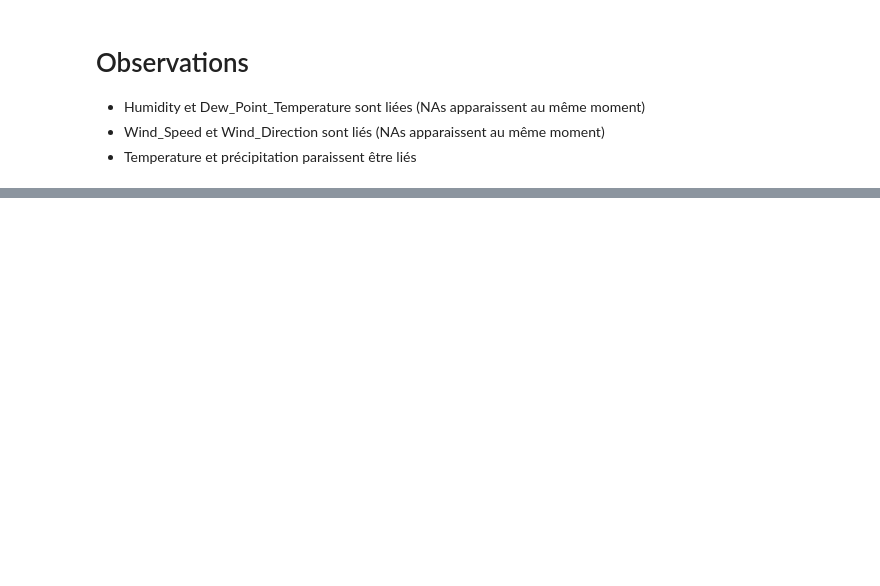
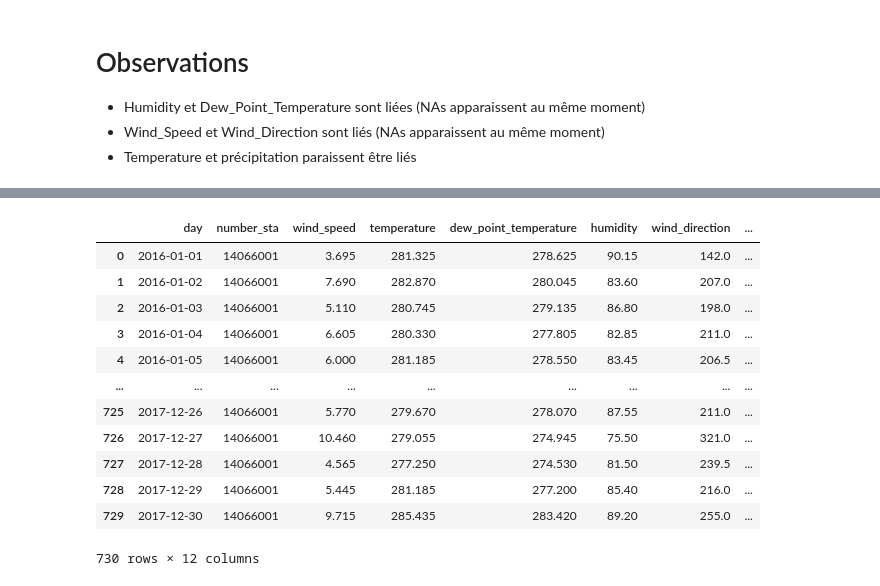
Before and after one commit to bgtyuh/defi-ia-2022, a Jupyter notebook: Défi IA.ipynb, the cells around one changed output, grey strips where cells are left out. Drawn from its saved outputs; the diff is of its cells as text; code cells hidden in the pictures; blank space fills up the shorter version.

```diff
--- a/Défi IA.ipynb
+++ b/Défi IA.ipynb
@@ -97,0 +100,17 @@ print(f"Il y a {Y_train['Ground_truth'].isna().sum()/len(Y_train)*100:3.1f}% de
+# %%
+stationID = 14066001
+X_train_agg.loc[X_train_agg['number_sta'] == stationID]
+# %% [output]
+|  | day | number_sta | wind_speed | temperature | dew_point_temperature | humidity | wind_direction | ... |
+| 0 | 2016-01-01 | 14066001 | 3.695 | 281.325 | 278.625 | 90.15 | 142.0 | ... |
+| 1 | 2016-01-02 | 14066001 | 7.690 | 282.870 | 280.045 | 83.60 | 207.0 | ... |
+| 2 | 2016-01-03 | 14066001 | 5.110 | 280.745 | 279.135 | 86.80 | 198.0 | ... |
+| 3 | 2016-01-04 | 14066001 | 6.605 | 280.330 | 277.805 | 82.85 | 211.0 | ... |
+| 4 | 2016-01-05 | 14066001 | 6.000 | 281.185 | 278.550 | 83.45 | 206.5 | ... |
+| ... | ... | ... | ... | ... | ... | ... | ... | ... |
+| 725 | 2017-12-26 | 14066001 | 5.770 | 279.670 | 278.070 | 87.55 | 211.0 | ... |
+| 726 | 2017-12-27 | 14066001 | 10.460 | 279.055 | 274.945 | 75.50 | 321.0 | ... |
+| 727 | 2017-12-28 | 14066001 | 4.565 | 277.250 | 274.530 | 81.50 | 239.5 | ... |
+| 728 | 2017-12-29 | 14066001 | 5.445 | 281.185 | 277.200 | 85.40 | 216.0 | ... |
+| 729 | 2017-12-30 | 14066001 | 9.715 | 285.435 | 283.420 | 89.20 | 255.0 | ... |
+730 rows × 12 columns
```
Also changed, not shown: parts of 17 cells of this notebook, 1 other file.
